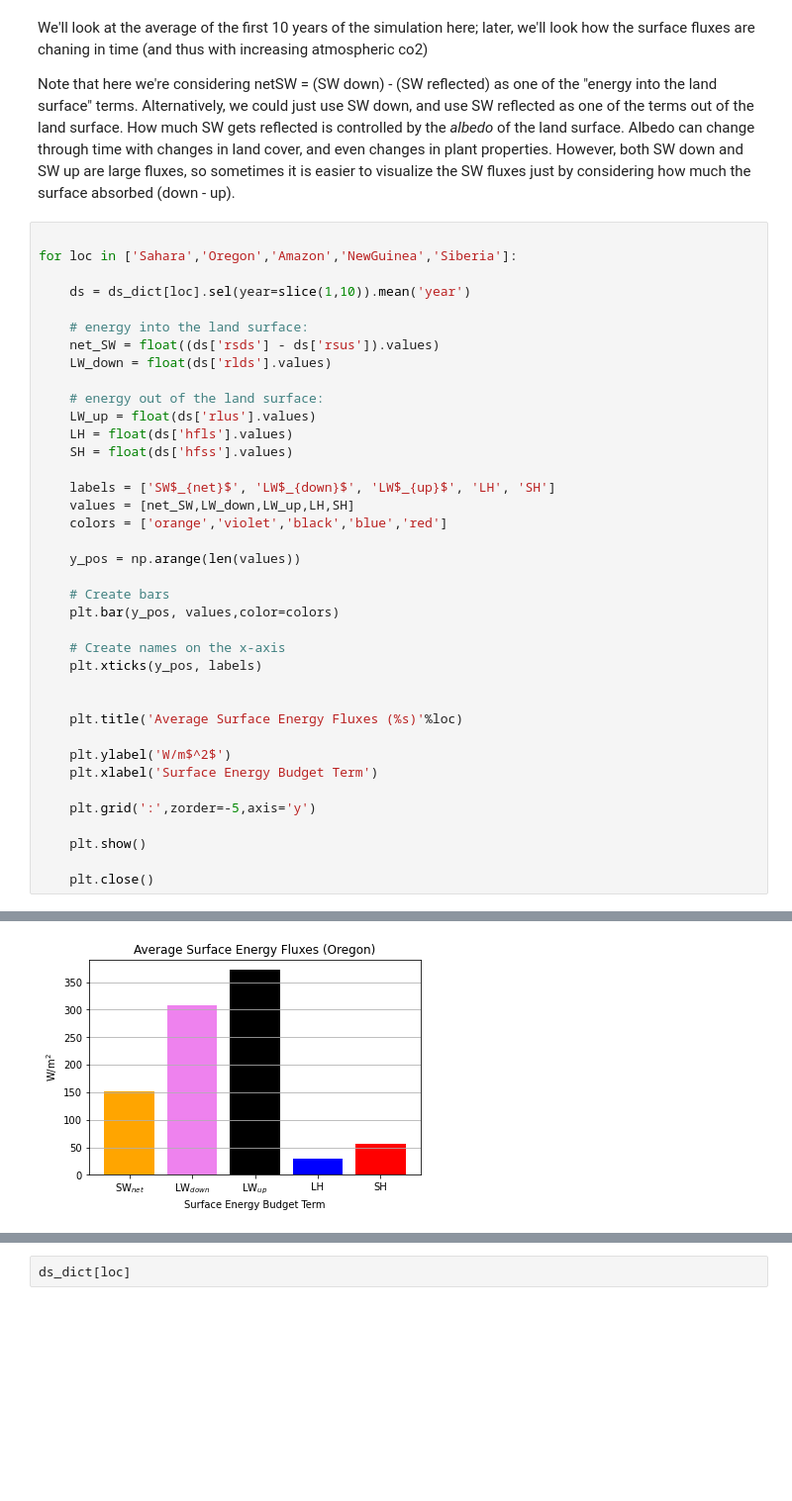
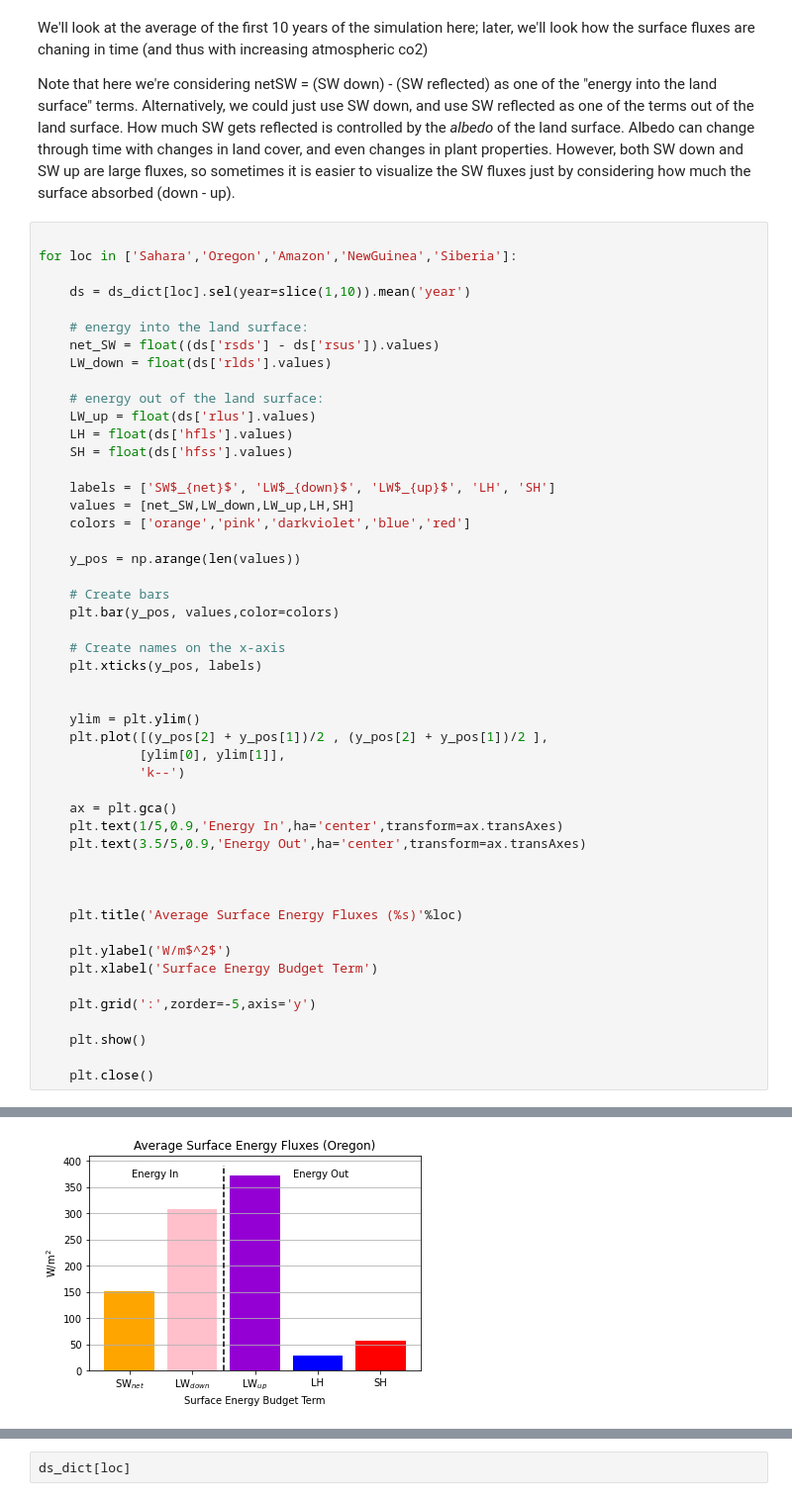
Before and after one commit to marysa/teaching_demo, a Jupyter notebook: SurfaceEnergyBudgetTrends.ipynb, the cells around one changed output, grey strips where cells are left out. Shown at 99% size. Saved outputs shown, nothing was run; the diff lists cells and outputs as text; blank space fills up the shorter version.

Commit message:
annotate bar graphs

```diff
--- a/SurfaceEnergyBudgetTrends.ipynb
+++ b/SurfaceEnergyBudgetTrends.ipynb
@@ -114,7 +114,7 @@ for loc in ['Sahara','Oregon','Amazon','NewGuinea','Siberia']:
 
     labels = ['SW$_{net}$', 'LW$_{down}$', 'LW$_{up}$', 'LH', 'SH']
     values = [net_SW,LW_down,LW_up,LH,SH]
-    colors = ['orange','violet','black','blue','red']
+    colors = ['orange','pink','darkviolet','blue','red']
 
     y_pos = np.arange(len(values))
 
@@ -123,6 +123,17 @@ for loc in ['Sahara','Oregon','Amazon','NewGuinea','Siberia']:
 
     # Create names on the x-axis
     plt.xticks(y_pos, labels)
+
+
+    ylim = plt.ylim()
+    plt.plot([(y_pos[2] + y_pos[1])/2 , (y_pos[2] + y_pos[1])/2 ],
+             [ylim[0], ylim[1]],
+             'k--')
+
+    ax = plt.gca()
+    plt.text(1/5,0.9,'Energy In',ha='center',transform=ax.transAxes)
+    plt.text(3.5/5,0.9,'Energy Out',ha='center',transform=ax.transAxes)
+
 
 
     plt.title('Average Surface Energy Fluxes (%s)'%loc)
@@ -140 +151 @@ for loc in ['Sahara','Oregon','Amazon','NewGuinea','Siberia']:
-[figure, old version]
+[figure, new version]
```
Also changed, not shown: parts of 1 cell of this notebook.
